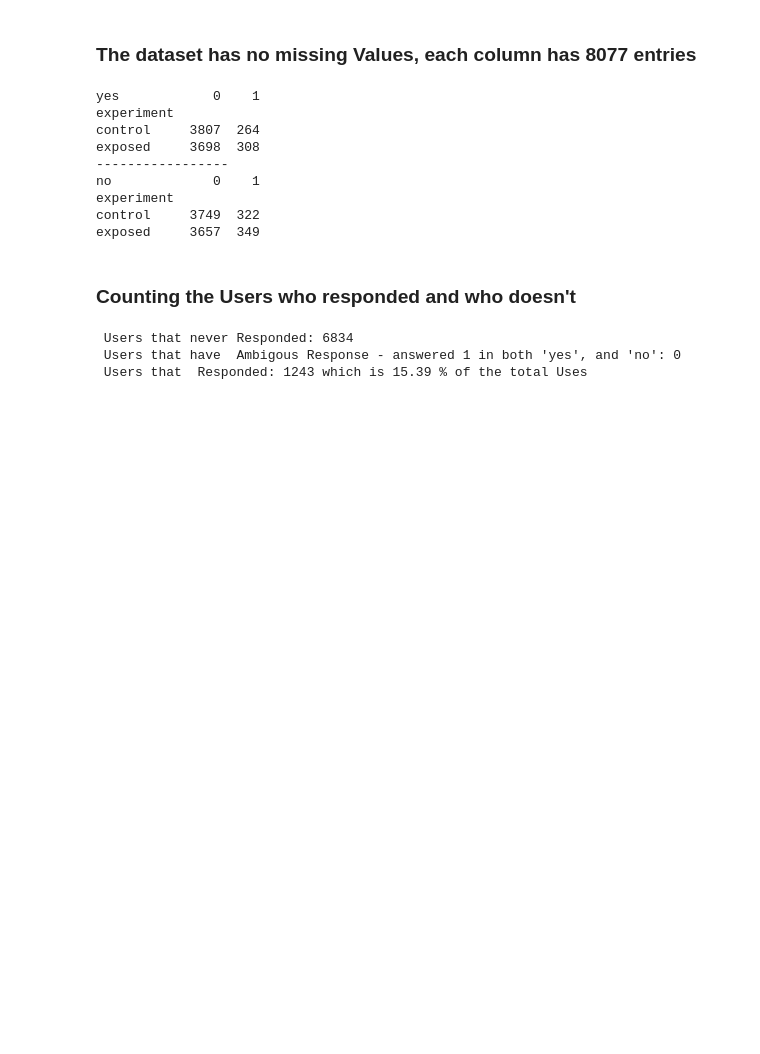
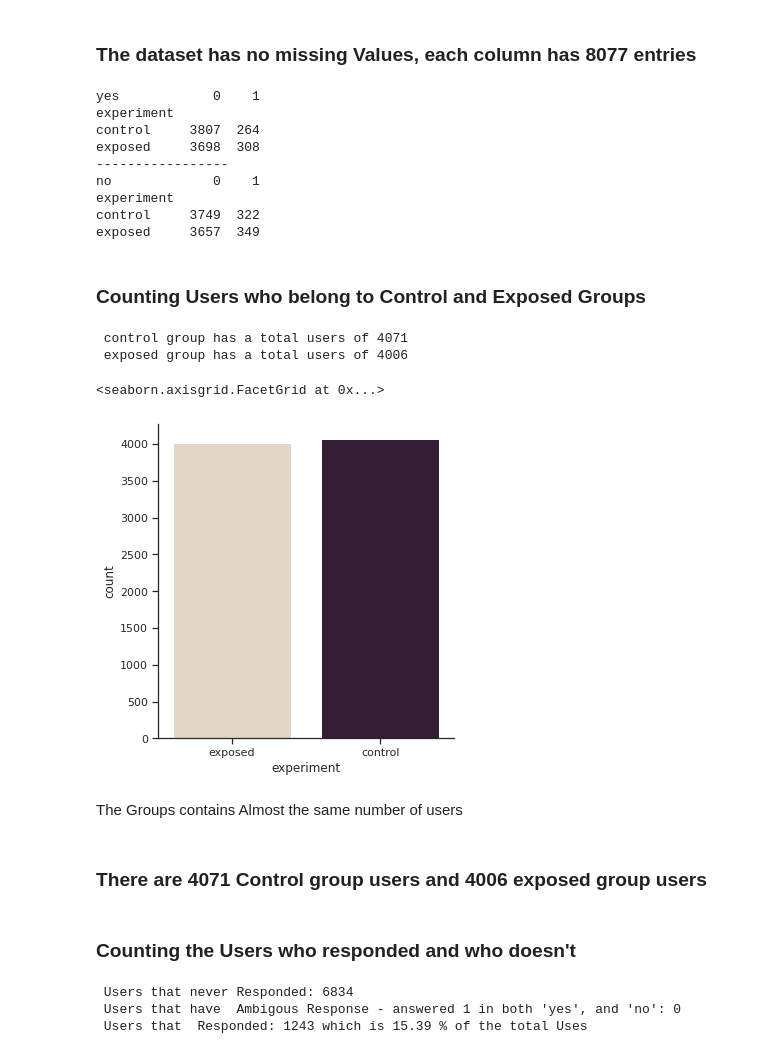
Before and after one commit to Caphace-Ethan/Ad-campaign-performance, a Jupyter notebook: notebooks/Sequential_AB_Testing_Analysis.ipynb, the cells around one changed output. Cells and saved outputs as stored; diff of their text form; code cells hidden in the pictures; blank space fills up the shorter version.

Commit message:
Data Exploration

```diff
--- a/notebooks/Sequential_AB_Testing_Analysis.ipynb
+++ b/notebooks/Sequential_AB_Testing_Analysis.ipynb
@@ -76,3 +76,20 @@ no             0    1
 experiment
 control     3749  322
 exposed     3657  349
+# %% [markdown]
+### Counting Users who belong to Control and Exposed Groups
+# %%
+# Out of Total Users, how many belongs the control and Exposed
+categories = ["control", "exposed"]
+for category in categories:
+    print(f" {category} group has a total users of {data[data.experiment == category].experiment.count()}")
+
+
+sns.catplot(x="experiment", kind="count", palette="ch:.25", data=data)
+# %% [output]
+ control group has a total users of 4071
+ exposed group has a total users of 4006
+<seaborn.axisgrid.FacetGrid at 0x...>
+[figure, added]
+# %% [markdown]
+The Groups contains Almost the same number of users
@@ -79,3 +112,5 @@ exposed     3657  349
+# %% [markdown]
+### There are 4071 Control group users and 4006 exposed group users
 # %% [markdown]
 ### Counting the Users who responded and who doesn't
 # %%
```
Also changed, not shown: parts of 11 cells of this notebook, 1 other file.
